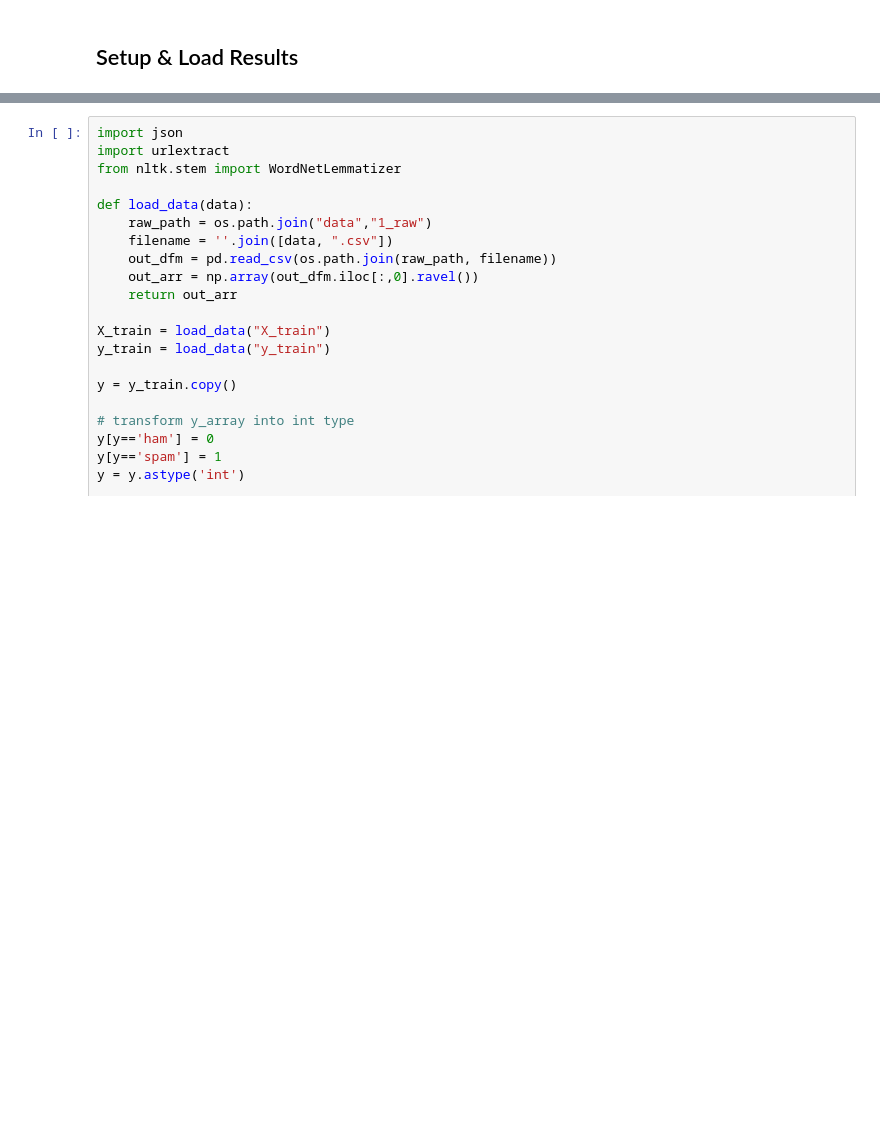
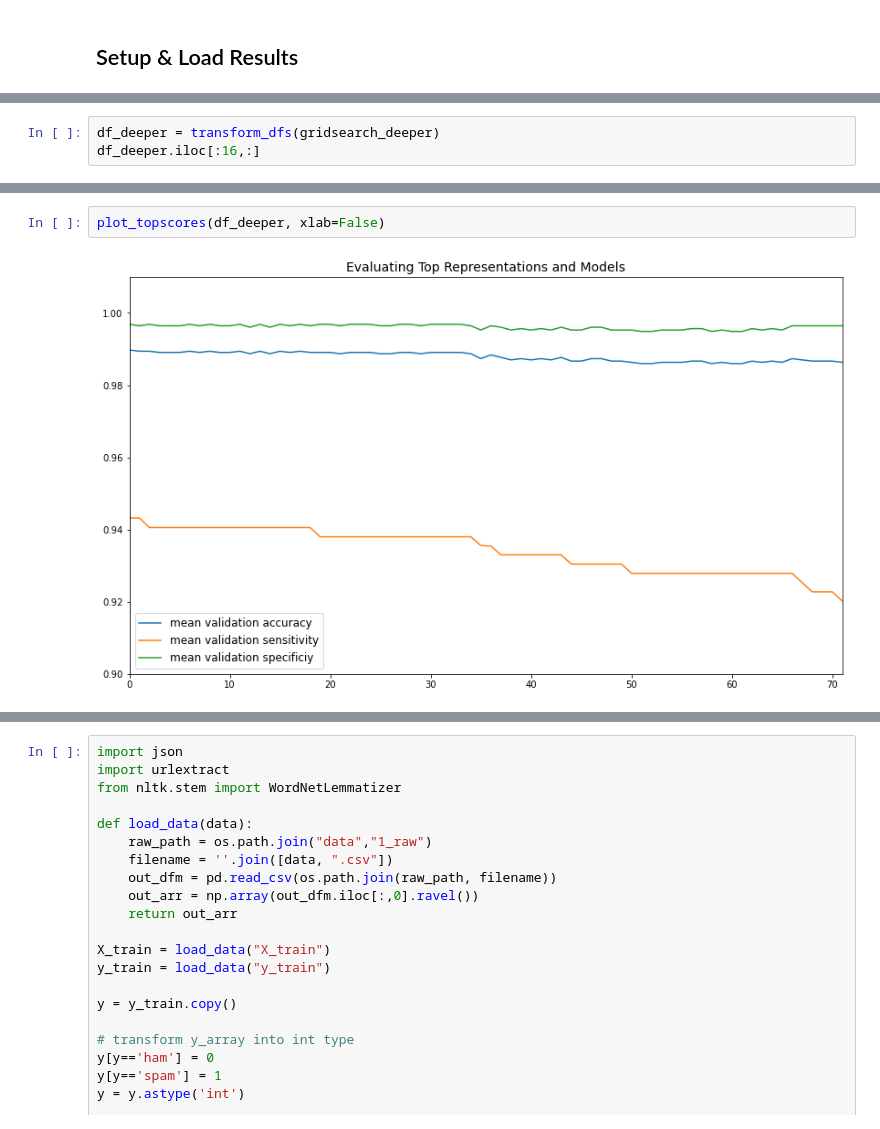
Before and after one commit to BigBangData/NaturalLanguageProcessing, a Jupyter notebook: TextAnalyticsWithR/14_RandomForests_5_RERUN.ipynb, the cells around one changed output, grey strips where cells are left out. Drawn from its saved outputs; the diff is of its cells as text; blank space fills up the shorter version.

```diff
--- a/TextAnalyticsWithR/14_RandomForests_5_RERUN.ipynb
+++ b/TextAnalyticsWithR/14_RandomForests_5_RERUN.ipynb
@@ -91,0 +87,3 @@ First, I run a slightly more involved grid search with these models using more t
+# %%
+df_deeper = transform_dfs(gridsearch_deeper)
+df_deeper.iloc[:16,:]
@@ -91,0 +147,4 @@ First, I run a slightly more involved grid search with these models using more t
+# %%
+plot_topscores(df_deeper, xlab=False)
+# %% [output]
+[figure, added]
```
Also changed, not shown: parts of 29 cells of this notebook, 3 other files.
